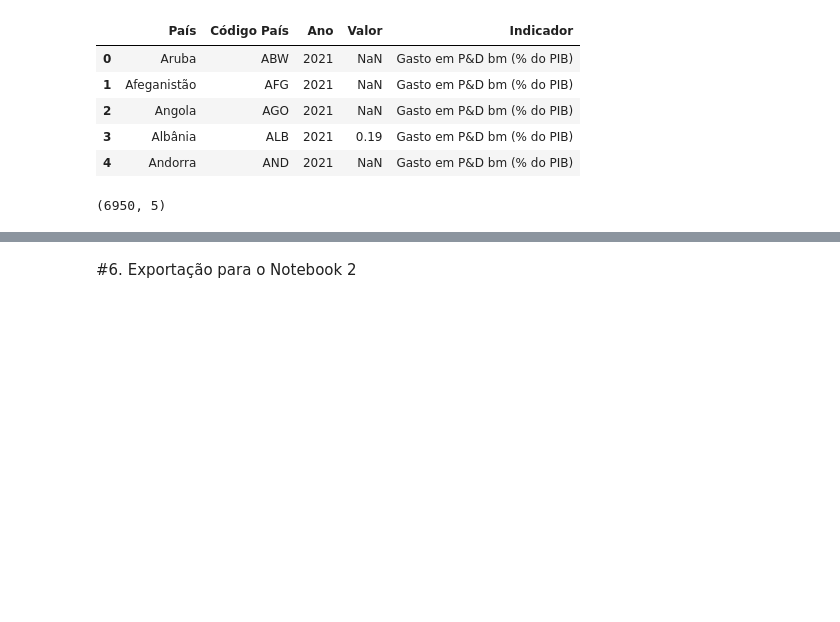
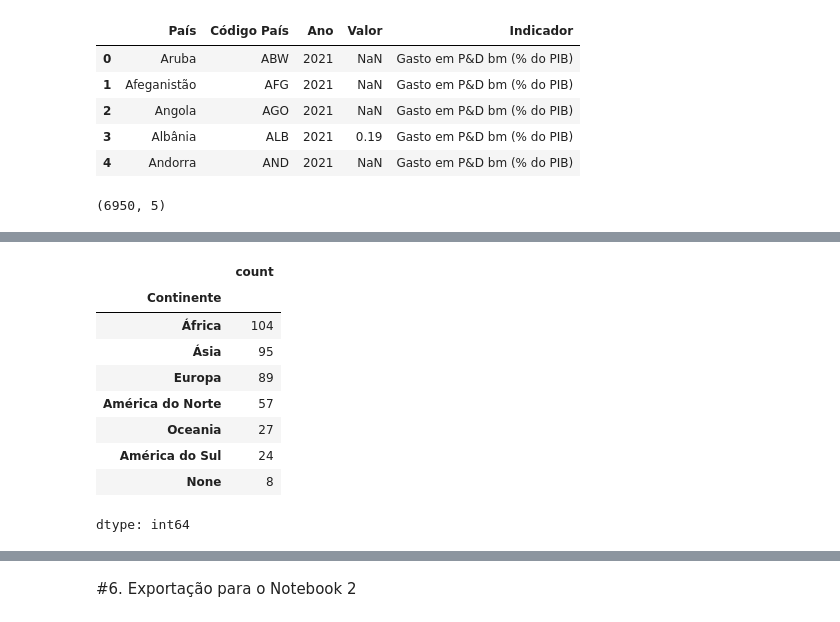
Before and after one commit to Gabriel-Roledo-ds/Analise-dos-top-10-paises-em-Inovacao-Tecnologica, a Jupyter notebook: 01_coleta_preparacao_modelagem.ipynb, the cells around one changed output, grey strips where cells are left out. Cells and saved outputs as stored; diff of their text form; code cells hidden in the pictures; blank space fills up the shorter version.

```diff
--- a/01_coleta_preparacao_modelagem.ipynb
+++ b/01_coleta_preparacao_modelagem.ipynb
@@ -1969,0 +2122,15 @@ df_consolidado.shape
+# %%
+df_consolidado["Continente"] = df_consolidado["Código País"].apply(continente_do_pais)
+
+df_consolidado[["País", "Código País", "Continente"]].drop_duplicates(subset="Código País")["Continente"].value_counts(dropna=False)
+# %% [output]
+|  | count |
+| Continente |  |
+| África | 104 |
+| Ásia | 95 |
+| Europa | 89 |
+| América do Norte | 57 |
+| Oceania | 27 |
+| América do Sul | 24 |
+| None | 8 |
+dtype: int64
```
Also changed, not shown: parts of 16 cells of this notebook.
